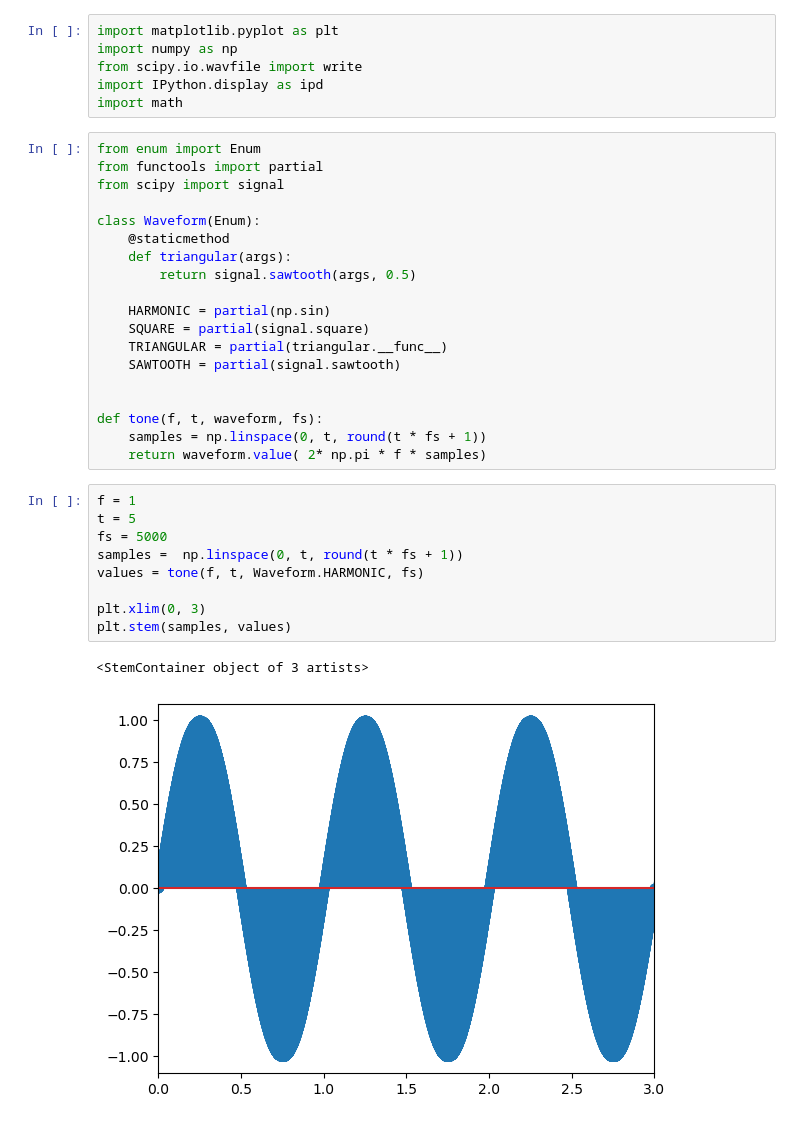
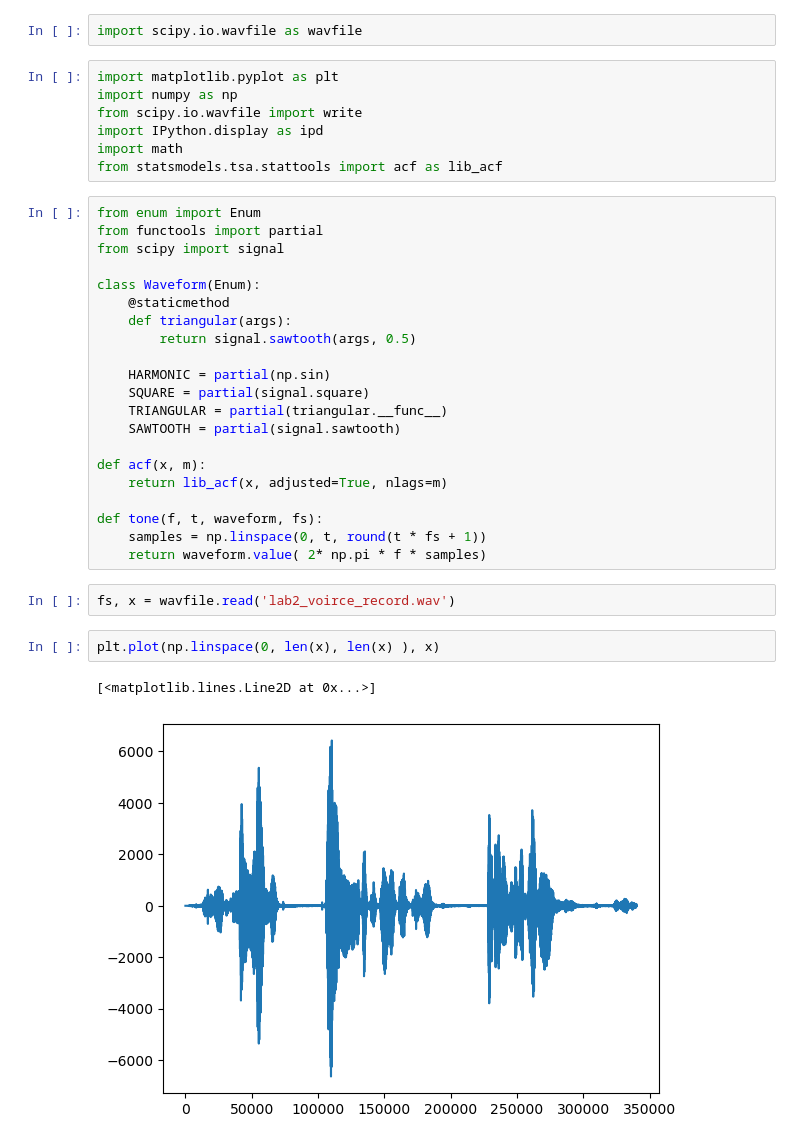
Before and after one commit to prafdin/DSP-Labs, a Jupyter notebook: Lab2.ipynb, the cells around one changed output. Drawn from its saved outputs; the diff is of its cells as text.

```diff
--- a/Lab2.ipynb
+++ b/Lab2.ipynb
@@ -1,9 +1,12 @@
+# %%
+import scipy.io.wavfile as wavfile
 # %%
 import matplotlib.pyplot as plt
 import numpy as np
 from scipy.io.wavfile import write
 import IPython.display as ipd
 import math
+from statsmodels.tsa.stattools import acf as lib_acf
 # %%
 from enum import Enum
 from functools import partial
@@ -19,21 +22,18 @@ class Waveform(Enum):
     TRIANGULAR = partial(triangular.__func__)
     SAWTOOTH = partial(signal.sawtooth)
 
+def acf(x, m):
+    return lib_acf(x, adjusted=True, nlags=m)
 
 def tone(f, t, waveform, fs):
     samples = np.linspace(0, t, round(t * fs + 1))
     return waveform.value( 2* np.pi * f * samples)
-# %%
-f = 1
-t = 5
-fs = 5000
-samples =  np.linspace(0, t, round(t * fs + 1))
-values = tone(f, t, Waveform.HARMONIC, fs)
-
-plt.xlim(0, 3)
-plt.stem(samples, values)
-# %% [output]
-<StemContainer object of 3 artists>
-[figure, removed]
+# %%
+fs, x = wavfile.read('lab2_voirce_record.wav')
+# %%
+plt.plot(np.linspace(0, len(x), len(x) ), x)
+# %% [output]
+[<matplotlib.lines.Line2D at 0x...>]
+[figure, added]
 # %%
 def get_mean(x):
```
Also changed, not shown: parts of 18 cells of this notebook.
